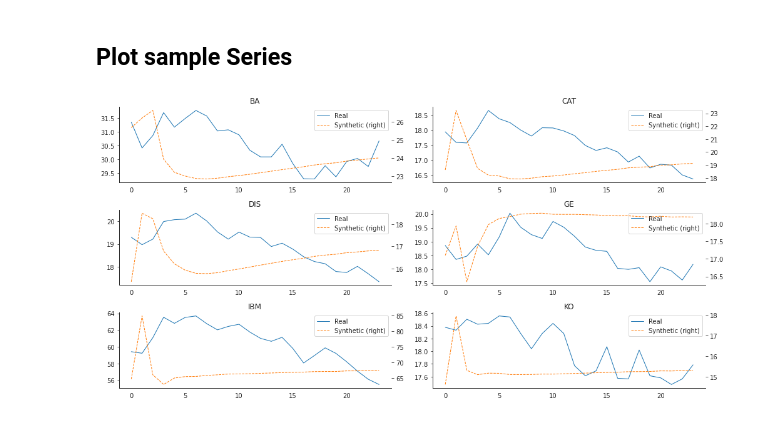
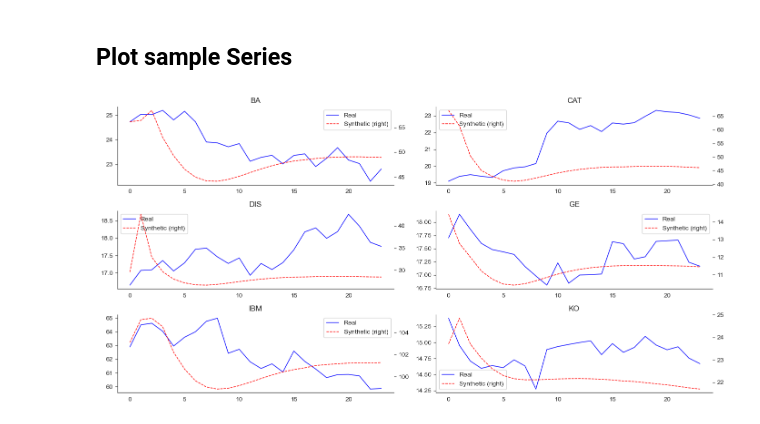
Before and after one commit to Barroclough01/machine-learning-for-trading, a Jupyter notebook: 21_gans_for_synthetic_time_series/02_TimeGAN_TF2.ipynb, the cells around one changed output. Cells and saved outputs as stored; diff of their text form; code cells hidden in the pictures.

```diff
--- a/21_gans_for_synthetic_time_series/02_TimeGAN_TF2.ipynb
+++ b/21_gans_for_synthetic_time_series/02_TimeGAN_TF2.ipynb
@@ -612,24 +599,28 @@ with pd.HDFStore(hdf_store) as store:
 # %% [markdown]
 ## Plot sample Series
 # %%
+
 fig, axes = plt.subplots(nrows=3, ncols=2, figsize=(14, 7))
 axes = axes.flatten()
 
 index = list(range(1, 25))
 synthetic = generated_data[np.random.randint(n_windows)]
 
 idx = np.random.randint(len(df) - seq_len)
 real = df.iloc[idx : idx + seq_len]
 
+colors = ["blue", "red"]
+
 for j, ticker in enumerate(tickers):
     (
-        pd.DataFrame(
-            {"Real": real.iloc[:, j].values, "Synthetic": synthetic[:, j]}
-        ).plot(
-            ax=axes[j], title=ticker, secondary_y="Synthetic", style=["-", "--"], lw=1
-        )
+    pd.DataFrame(
+        {"Real": real.iloc[:, j].values, "Synthetic": synthetic[:, j]}
+    ).plot(
+        ax=axes[j], title=ticker, secondary_y="Synthetic", style=["-", "--"],
+        color=colors, lw=1
     )
+)
 sns.despine()
 fig.tight_layout()
 # %% [output]
-[figure, old version]
+[figure, new version]
```
Also changed, not shown: parts of 14 cells of this notebook, 1 other file.
